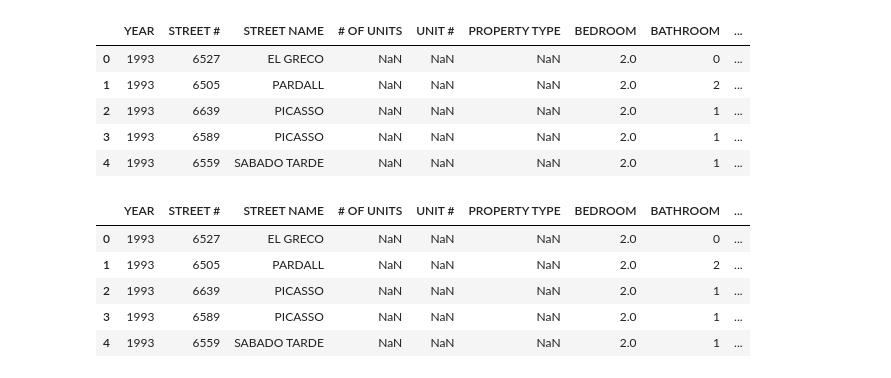
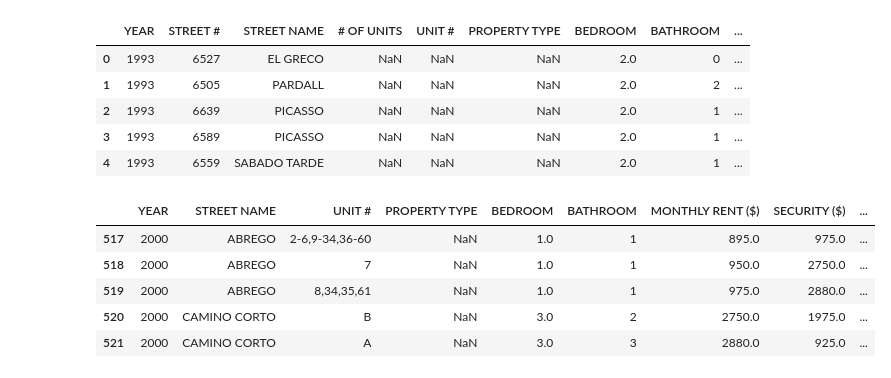
Before and after one commit to F0nor/IV-Housing-Price-Predictor, a Jupyter notebook: IV_Housing_Clustermaps.ipynb, the cells around one changed output. Saved outputs shown, nothing was run; the diff lists cells and outputs as text; code cells hidden in the pictures.

```diff
--- a/IV_Housing_Clustermaps.ipynb
+++ b/IV_Housing_Clustermaps.ipynb
@@ -15,14 +15,19 @@ df.head()
 | 3 | 1993 | 6589 | PICASSO | NaN | NaN | NaN | 2.0 | 1 | ... |
 | 4 | 1993 | 6559 | SABADO TARDE | NaN | NaN | NaN | 2.0 | 1 | ... |
 # %%
-# df = df.drop(columns = ['YEAR', 'Unnamed: 14', 'Unnamed: 15', 'CPI'], axis = 1)
+df = df.drop(df[df['YEAR'] == 1993].index)
+df = df.drop(df[df['YEAR'] == 1995].index)
+df = df.drop(columns = ['# OF UNITS', 'STREET #', 'GAS (Y/N)', 'ELECTRIC (Y/N)', 'YARD (Y/N)', 'CABLE (Y/N)'], axis = 1)
 df['MONTHLY RENT ($)'] = pd.to_numeric(df['MONTHLY RENT ($)'].str.replace(',','').str.replace('$',''), downcast = "float")
-# df['SECURITY ($) NORMALIZED'] = pd.to_numeric(df['SECURITY ($) NORMALIZED'].str.replace(',',''), downcast = "float")
+df['SECURITY ($)'] = pd.to_numeric(df['SECURITY ($)'].str.replace('$','').str.replace(',',''), downcast = "float")
+df['BATHROOM'].replace('1+', '1', inplace = True)
+df['PROPERTY TYPE'].replace('DUPLX', 'DUPLEX', inplace = True)
+df['LEASOR'].replace('SFM VISTA DEL MAR', 'SFMVDM', inplace = True)
 df.head()
 # %% [output]
-|  | YEAR | STREET # | STREET NAME | # OF UNITS | UNIT # | PROPERTY TYPE | BEDROOM | BATHROOM | ... |
-| 0 | 1993 | 6527 | EL GRECO | NaN | NaN | NaN | 2.0 | 0 | ... |
-| 1 | 1993 | 6505 | PARDALL | NaN | NaN | NaN | 2.0 | 2 | ... |
-| 2 | 1993 | 6639 | PICASSO | NaN | NaN | NaN | 2.0 | 1 | ... |
-| 3 | 1993 | 6589 | PICASSO | NaN | NaN | NaN | 2.0 | 1 | ... |
-| 4 | 1993 | 6559 | SABADO TARDE | NaN | NaN | NaN | 2.0 | 1 | ... |
+|  | YEAR | STREET NAME | UNIT # | PROPERTY TYPE | BEDROOM | BATHROOM | MONTHLY RENT ($) | SECURITY ($) | ... |
+| 517 | 2000 | ABREGO | 2-6,9-34,36-60 | NaN | 1.0 | 1 | 895.0 | 975.0 | ... |
+| 518 | 2000 | ABREGO | 7 | NaN | 1.0 | 1 | 950.0 | 2750.0 | ... |
+| 519 | 2000 | ABREGO | 8,34,35,61 | NaN | 1.0 | 1 | 975.0 | 2880.0 | ... |
+| 520 | 2000 | CAMINO CORTO | B | NaN | 3.0 | 2 | 2750.0 | 1975.0 | ... |
+| 521 | 2000 | CAMINO CORTO | A | NaN | 3.0 | 3 | 2880.0 | 925.0 | ... |
```
Also changed, not shown: parts of 45 cells of this notebook.
